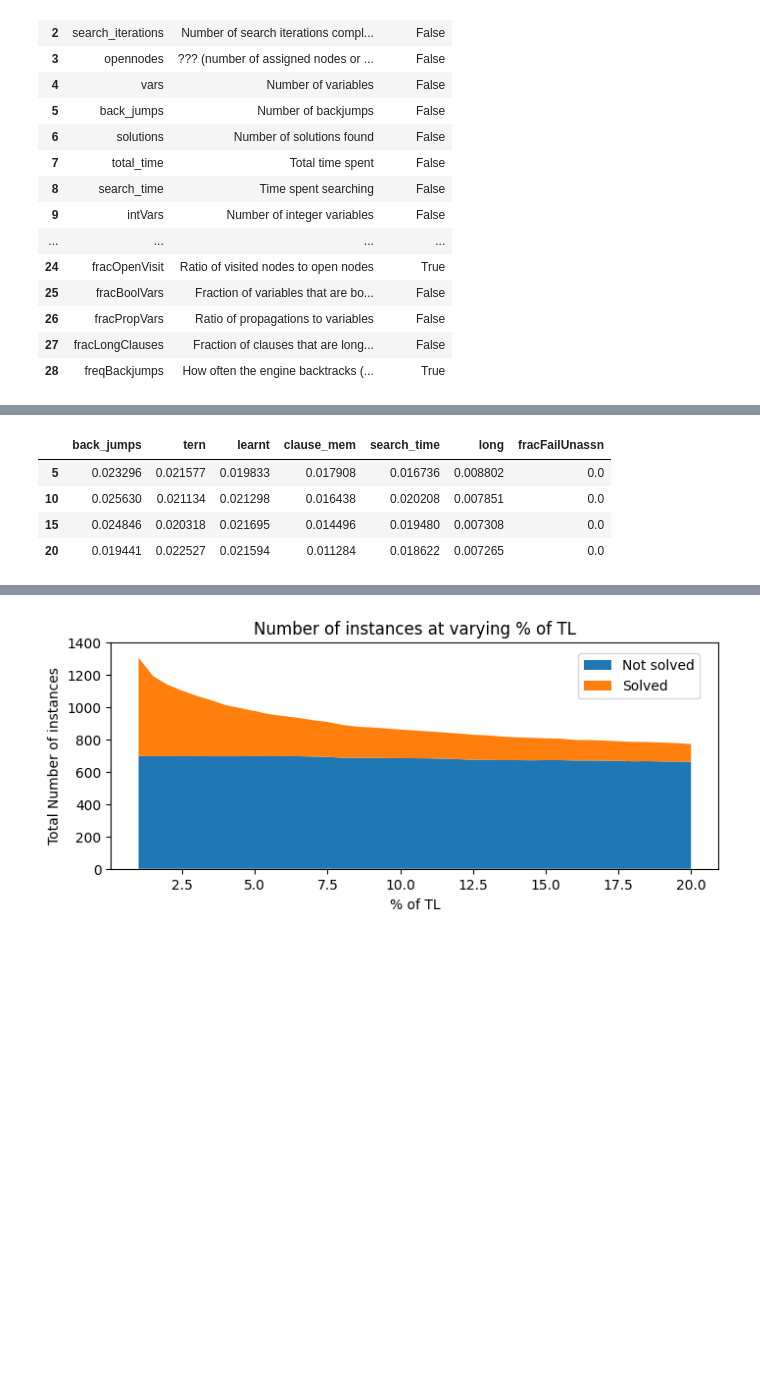
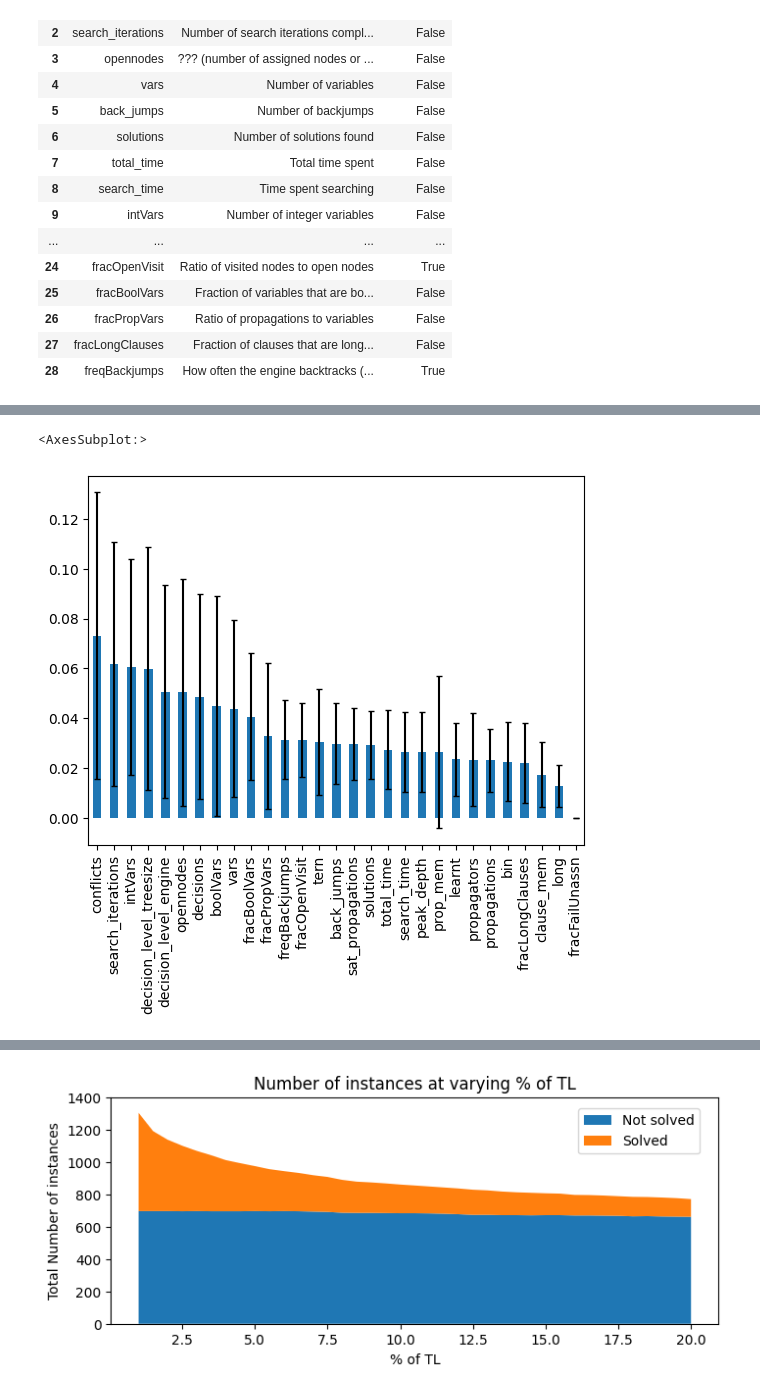
Before and after one commit to IDMP-B-2022/done-soon, a Jupyter notebook: notebooks/plots.ipynb, the cells around one changed output, grey strips where cells are left out. Drawn from its saved outputs; the diff is of its cells as text; code cells hidden in the pictures; blank space fills up the shorter version.

```diff
--- a/notebooks/plots.ipynb
+++ b/notebooks/plots.ipynb
@@ -364,17 +364,19 @@ F1 score for Dum at 20%: 0.22
 # %%
 def get_importances(percentage, model, classifiers):
     model = classifiers[(percentage, model)]
-    return pd.Series(model.feature_importances_, index=model.feature_names_in_).sort_values(ascending=False).tail(10)
+    importance = model.feature_importances_
+    std = np.std([tree.feature_importances_ for tree in model.estimators_], axis=0)
+    return pd.DataFrame({'mean': importance, 'std': std}, index=model.feature_names_in_)
 
-rf_importances = pd.DataFrame([get_importances(x, c, classifiers) for x in [5, 10, 15, 20] for c in ['RF']], index=[5, 10, 15, 20])
-et_importances = pd.DataFrame([get_importances(x, c, classifiers) for x in [5, 10, 15, 20] for c in ['ET']], index=[5, 10, 15, 20])
-rf_importances.dropna(axis=1, how='any')
+importance = get_importances(20, 'ET', classifiers).sort_values(by='mean', ascending=False)
+importance['mean'].plot.bar(yerr=importance['std'], capsize=2)
+
+# plt.barh(m.index, m['importance'], xerr=s['std'], capsize=2)
+# rf_importances = pd.DataFrame([get_importances(x, c, classifiers) for x in [5, 10, 15, 20] for c in ['RF']], index=[5, 10, 15, 20])
+# et_importances = pd.DataFrame([get_importances(x, c, classifiers) for x in [5, 10, 15, 20] for c in ['ET']], index=[5, 10, 15, 20])
 # %% [output]
-|  | back_jumps | tern | learnt | clause_mem | search_time | long | fracFailUnassn |
-| 5 | 0.023296 | 0.021577 | 0.019833 | 0.017908 | 0.016736 | 0.008802 | 0.0 |
-| 10 | 0.025630 | 0.021134 | 0.021298 | 0.016438 | 0.020208 | 0.007851 | 0.0 |
-| 15 | 0.024846 | 0.020318 | 0.021695 | 0.014496 | 0.019480 | 0.007308 | 0.0 |
-| 20 | 0.019441 | 0.022527 | 0.021594 | 0.011284 | 0.018622 | 0.007265 | 0.0 |
+<AxesSubplot:>
+[figure, added]
 # %%
 score_df = pd.DataFrame(scores, columns=['Percentage', 'Model', 'F1 score'])#.set_index(['Percentage', 'Model']).unstack()
 score_df = score_df.set_index(['Percentage', 'Model']).unstack()
```
Also changed, not shown: parts of 8 cells of this notebook, 5 other files.
